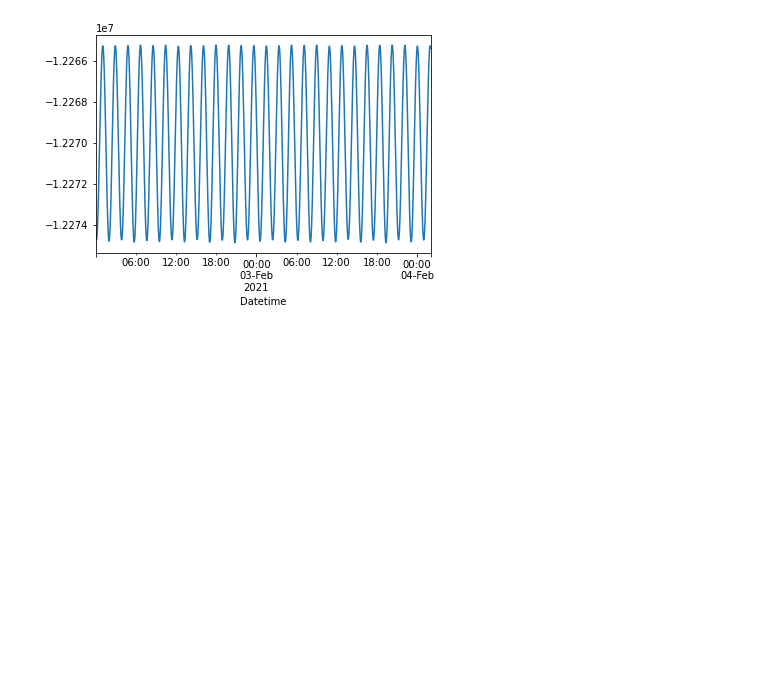
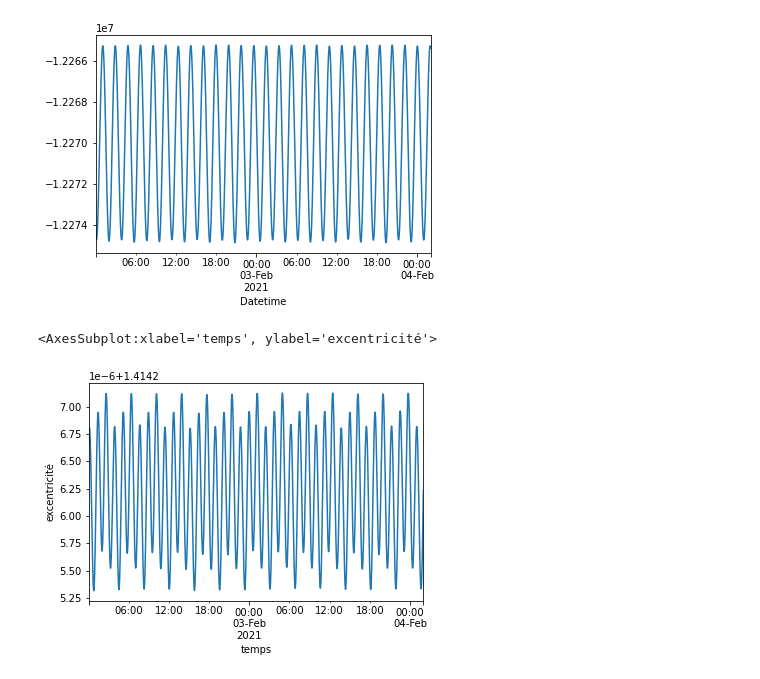
Before and after one commit to Stakhan/TD_orbitographie, a Jupyter notebook: code_exercice_4.ipynb, the cells around one changed output. Saved outputs shown, nothing was run; the diff lists cells and outputs as text; code cells hidden in the pictures; blank space fills up the shorter version.

Commit message:
calcul excentricité

```diff
--- a/code_exercice_4.ipynb
+++ b/code_exercice_4.ipynb
@@ -65,3 +65,12 @@ data['a'][:2000].plot()
 # %% [output]
 <AxesSubplot:xlabel='Datetime'>
 [figure]
+# %%
+data['h'] = np.sqrt( (data['y']*data['v_z'] - data['z']*data['v_y'])**2 + (data['z']*data['v_x'] - data['x']*data['v_z'])**2 + (data['x']*data['v_y'] - data['y']*data['v_x'])**2 )
+
+data['e'] = np.sqrt( 1 - data['h']**2/(data['a']*MU) )
+
+data['e'][:2000].plot(xlabel='temps',ylabel='excentricité')
+# %% [output]
+<AxesSubplot:xlabel='temps', ylabel='excentricité'>
+[figure, added]
```
Also changed, not shown: parts of 1 cell of this notebook.
